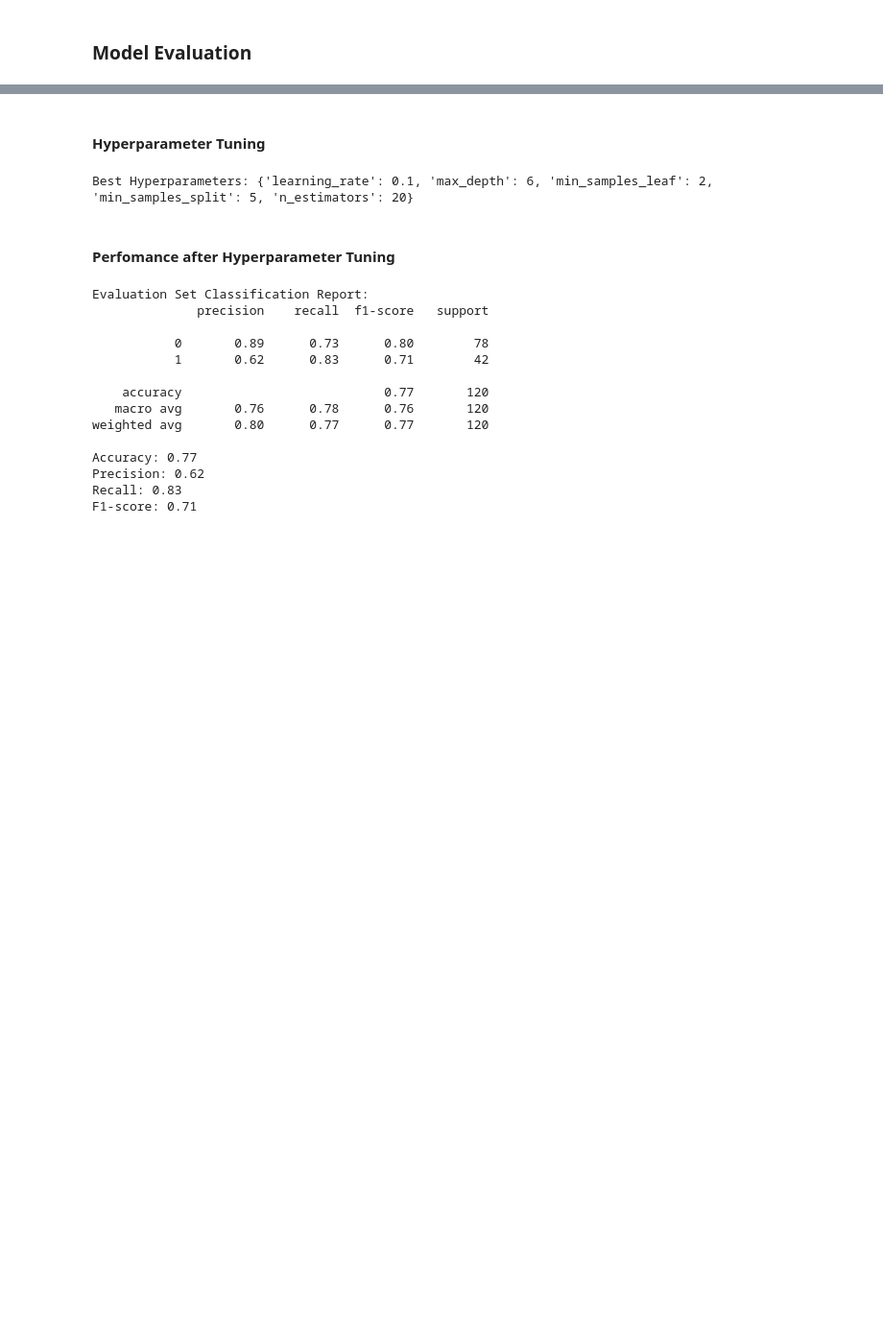
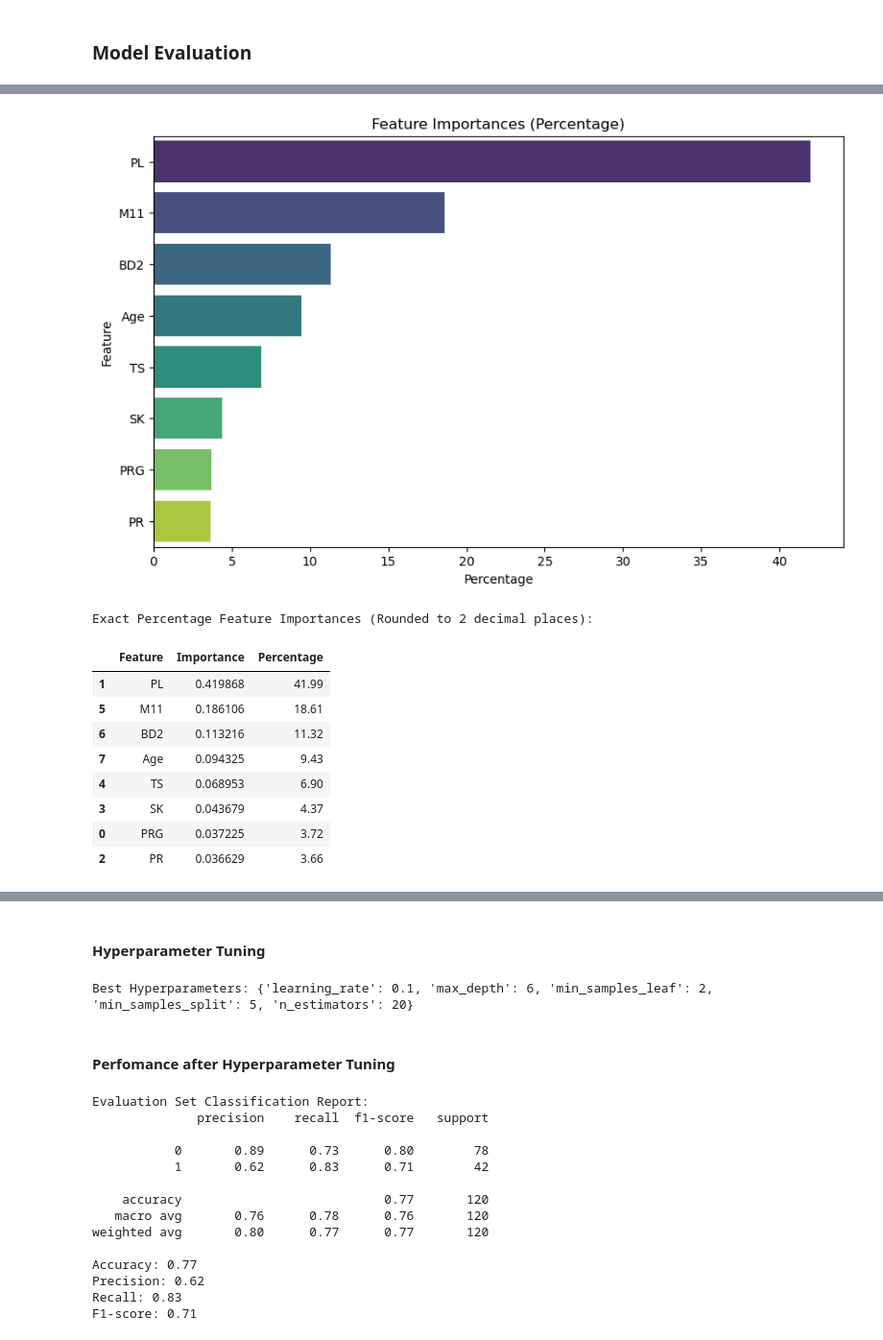
Before and after one commit to rasmodev/Sepsis-Classification-ML-Project-with-FastAPI-Deployment, a Jupyter notebook: dev/Sepsis_ML_Prediction_Deployment_With_FastAPI.ipynb, the cells around one changed output, grey strips where cells are left out. Shown at 96% size. Saved outputs shown, nothing was run; the diff lists cells and outputs as text; code cells hidden in the pictures; blank space fills up the shorter version.

Commit message:
Jupyter Notebook For EDA and Model Training

```diff
--- a/dev/Sepsis_ML_Prediction_Deployment_With_FastAPI.ipynb
+++ b/dev/Sepsis_ML_Prediction_Deployment_With_FastAPI.ipynb
@@ -2121 +2114,46 @@ Exact Percentage Feature Importances:
+# %%
+# Import necessary libraries
+import seaborn as sns
+import matplotlib.pyplot as plt
+
+# Fit a Gradient Boosting Classifier
+gb.fit(X_train_scaled_df, y_train_balanced_df)
+
+# Get feature importances
+feature_importances = gb.feature_importances_
+
+# Calculate the sum of importances for percentage calculation
+total_importance = feature_importances.sum()
+
+# Create a DataFrame with correct feature names and percentage importances
+feature_importance_df = pd.DataFrame({'Feature': X_train_scaled_df.columns, 'Importance': feature_importances})
+feature_importance_df['Percentage'] = ((feature_importance_df['Importance'] / total_importance) * 100).round(2)  # Round to 2 decimal places
+feature_importance_df = feature_importance_df.sort_values(by='Importance', ascending=False)
+
+# Set the Viridis color palette
+sns.set_palette("viridis")
+
+# Visualize feature importances with rounded percentage values using Viridis palette
+plt.figure(figsize=(10, 6))
+sns.barplot(x='Percentage', y='Feature', data=feature_importance_df, palette="viridis")
+plt.title('Feature Importances (Percentage)')
+plt.xlabel('Percentage')
+plt.ylabel('Feature')
+plt.show()
+
+# Print out the exact rounded percentage values
+print("Exact Percentage Feature Importances (Rounded to 2 decimal places):")
+feature_importance_df
+# %% [output]
+[figure, added]
+Exact Percentage Feature Importances (Rounded to 2 decimal places):
+|  | Feature | Importance | Percentage |
+| 1 | PL | 0.419868 | 41.99 |
+| 5 | M11 | 0.186106 | 18.61 |
+| 6 | BD2 | 0.113216 | 11.32 |
+| 7 | Age | 0.094325 | 9.43 |
+| 4 | TS | 0.068953 | 6.90 |
+| 3 | SK | 0.043679 | 4.37 |
+| 0 | PRG | 0.037225 | 3.72 |
+| 2 | PR | 0.036629 | 3.66 |
 # %% [markdown]
```
Also changed, not shown: parts of 15 cells of this notebook.
